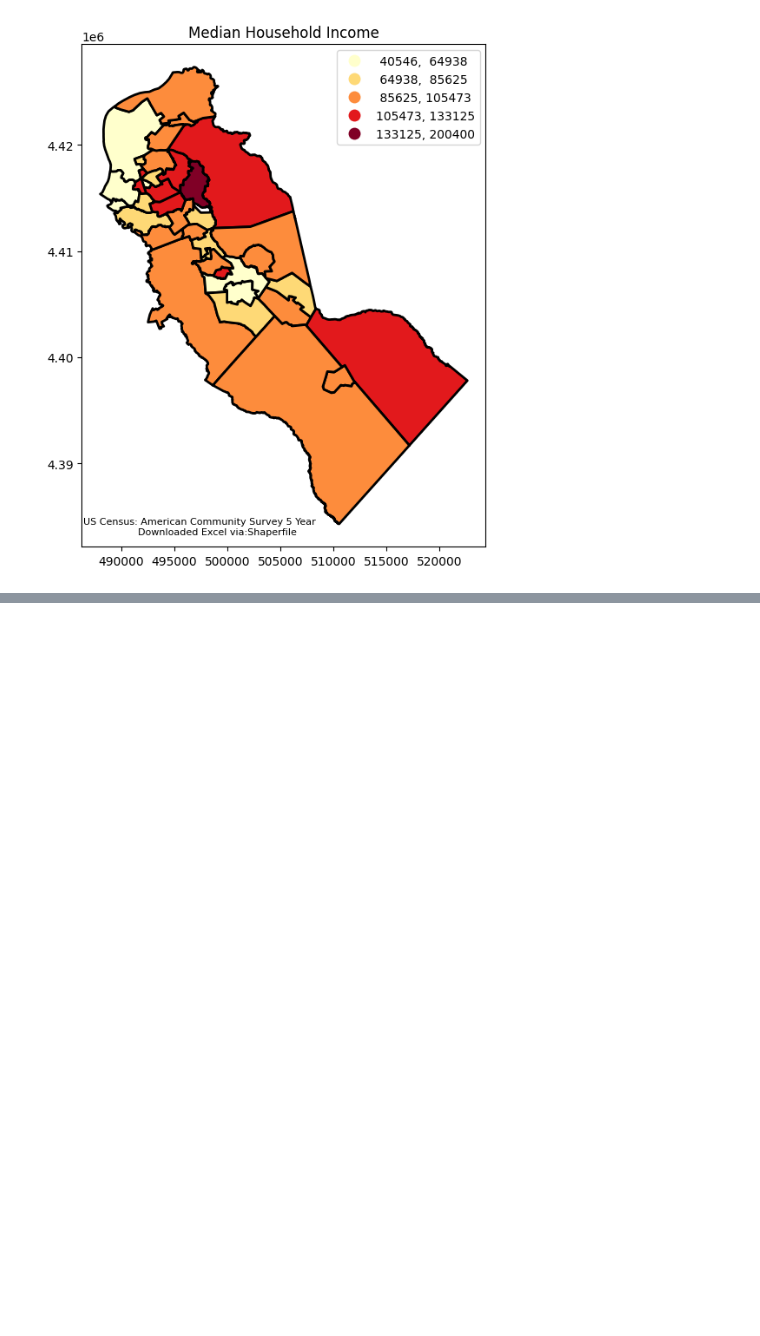
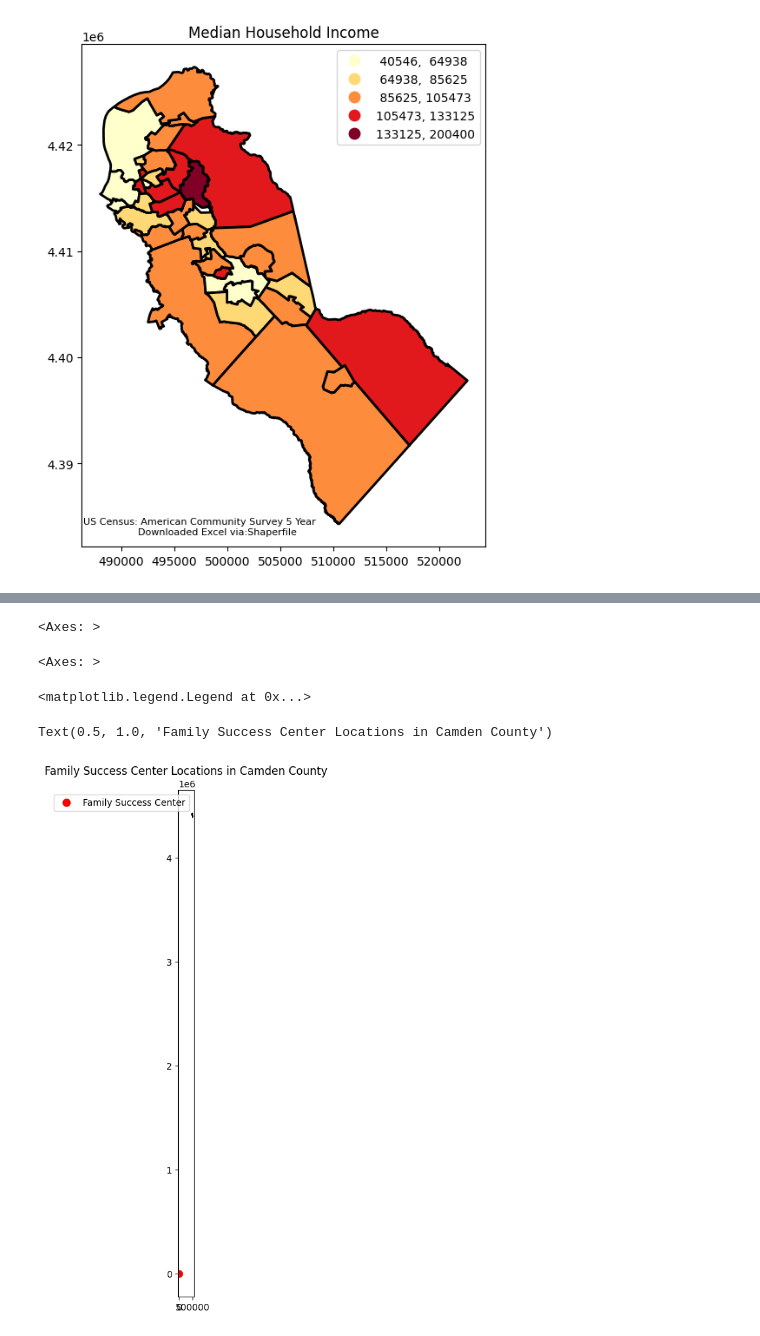
Before and after one commit to MhiyaJ/My-GIS-Stuff, a Jupyter notebook: After School Programs.ipynb, the cells around one changed output, grey strips where cells are left out. Saved outputs shown, nothing was run; the diff lists cells and outputs as text; code cells hidden in the pictures; blank space fills up the shorter version.

```diff
--- a/After School Programs.ipynb
+++ b/After School Programs.ipynb
@@ -435,3 +435,5 @@ plt.figtext(0.35, 0.122,
 Text(0.5, 1.0, 'Median Household Income')
 Text(0.35, 0.122, 'US Census: American Community Survey 5 Year\n            Downloaded Excel via:Shaperfile\n\n            ')
 [figure]
+# %%
+PrgXls = pd.read_excel('https://github.com/MhiyaJ/My-GIS-Stuff/raw/refs/heads/main/After%20School%20Programs.xlsx')
@@ -437,0 +449,3 @@ Text(0.35, 0.122, 'US Census: American Community Survey 5 Year\n            Down
+# %%
+PrgXls = PrgXls.rename(columns={'Unnamed: 4': 'Prog Type'})
+PrgXls
@@ -437,0 +470,3 @@ Text(0.35, 0.122, 'US Census: American Community Survey 5 Year\n            Down
+# %%
+PrgFsc = PrgXls[PrgXls['Prog Type'].str.strip() == 'Family Success Center']
+PrgFsc
@@ -437,0 +479,14 @@ Text(0.35, 0.122, 'US Census: American Community Survey 5 Year\n            Down
+# %%
+# Split the Points string column into Latitude and Longitude columns
+coords = PrgFsc['Points'].str.split(',', expand=True)
+PrgFsc['Longitude'] = pd.to_numeric(coords[0], errors='coerce')
+PrgFsc['Latitude'] = pd.to_numeric(coords[1], errors='coerce')
+
+# Convert PrgFsc to a GeoDataFrame using the split coordinates
+PrgFsc_gpd = gpd.GeoDataFrame(
+    PrgFsc,
+    geometry=gpd.points_from_xy(PrgFsc['Longitude'], PrgFsc['Latitude']),
+    crs="EPSG:4326"
+)
+
+PrgFsc_gpd
@@ -437,0 +530,26 @@ Text(0.35, 0.122, 'US Census: American Community Survey 5 Year\n            Down
+# %%
+import matplotlib.pyplot as plt
+from matplotlib.lines import Line2D
+
+# Create the map plot
+fig, ax = plt.subplots(1, figsize=(6,10))
+
+# 1. Plot the Camden County municipal boundaries
+njMun.plot(ax=ax, color='white', edgecolor='black', linewidth=1)
+
+# 2. Plot the Family Success Center coordinates (using the GeoDataFrame we generated earlier)
+PrgFsc_gpd.plot(ax=ax, marker='o', color='red', markersize=50, legend=True)
+
+# Add a custom map legend
+point = Line2D([0], [0], label='Family Success Center', marker='o', markersize=8,
+               markeredgecolor='r', markerfacecolor='r', linestyle='')
+plt.legend(handles=[point])
+
+plt.title('Family Success Center Locations in Camden County')
+plt.show()
+# %% [output]
+<Axes: >
+<Axes: >
+<matplotlib.legend.Legend at 0x...>
+Text(0.5, 1.0, 'Family Success Center Locations in Camden County')
+[figure, added]
```
Also changed, not shown: parts of 5 cells of this notebook.
